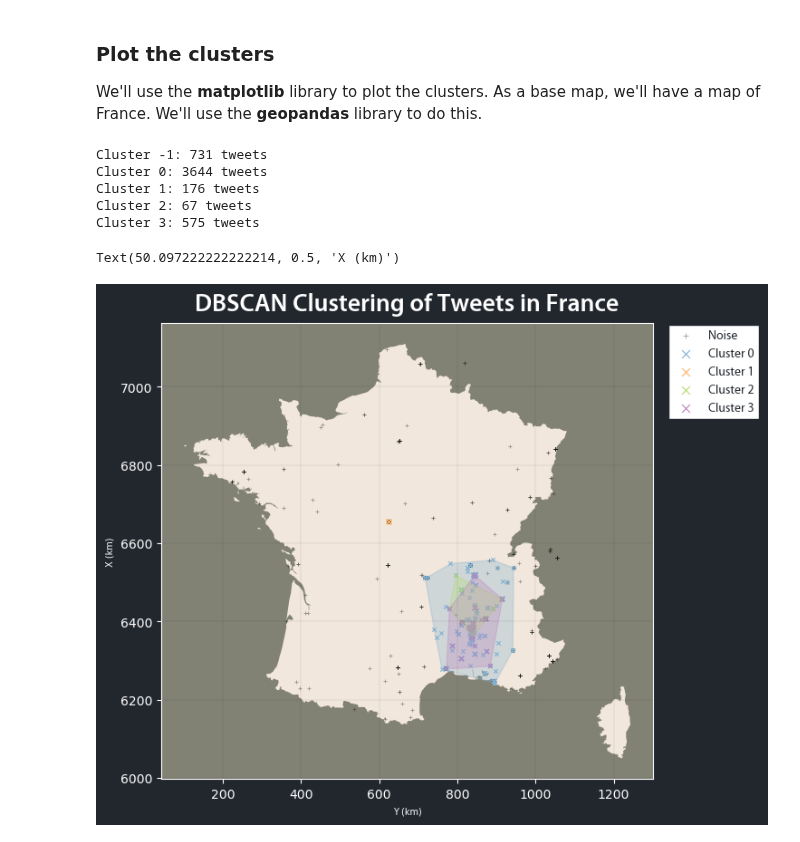
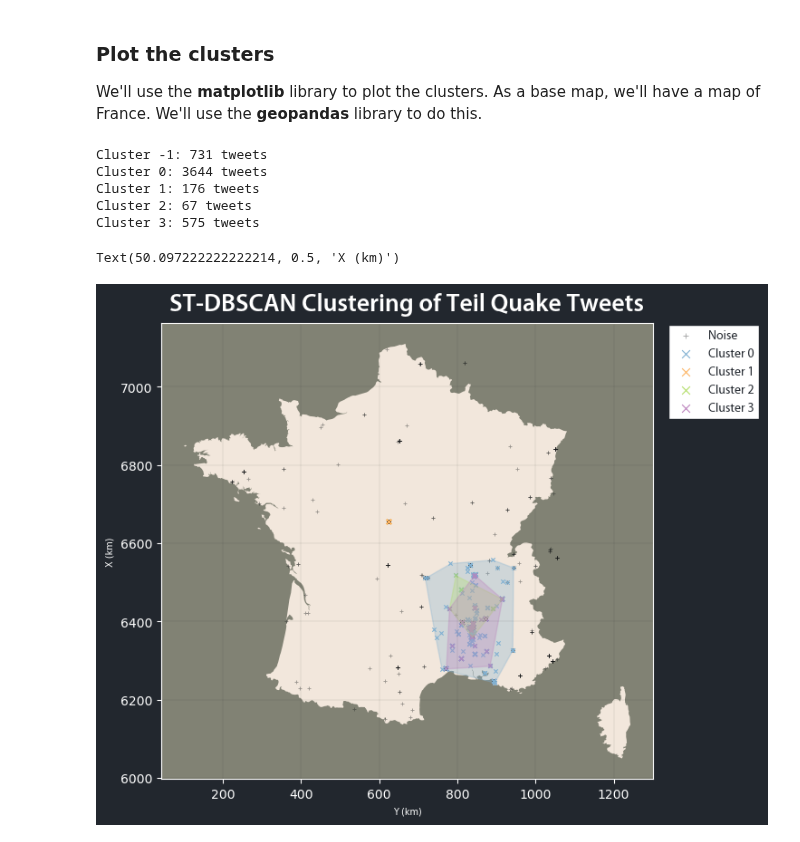
Before and after one commit to lletassey/clustering-tweets-earthquake, a Jupyter notebook: notebooks/algos/stdbscan.ipynb, the cells around one changed output. Cells and saved outputs as stored; diff of their text form; code cells hidden in the pictures.

Commit message:
Correct title

```diff
--- a/notebooks/algos/stdbscan.ipynb
+++ b/notebooks/algos/stdbscan.ipynb
@@ -194,35 +194,35 @@ for cluster in hulls.cluster:
         ax=base,
         alpha=0.3,
         color='C{}'.format(cluster + 4),
         edgecolor='C{}'.format(cluster + 4),
         linewidth=1
     )
 
 # Set title
-base.set_title("ST-DBSCAN Clustering of Tweets in France", fontsize=20, family='Myriad Pro', weight='medium', color='white', pad=10)
+base.set_title("ST-DBSCAN Clustering of Teil Quake Tweets", fontsize=20, family='Myriad Pro', weight='medium', color='white', pad=10)
 
 # Set legend
 base.legend(loc='best', bbox_to_anchor=(1.23, 1.01), prop={'family': 'Myriad Pro', 'weight': 'book'}, fontsize=9, labelcolor='#22272e', markerscale=2, facecolor='white', title_fontsize=14, fancybox=False, framealpha=1, edgecolor='#22272e')
 
 # Add grid
 base.grid(color='#161819', linestyle='-', linewidth=0.2, alpha=0.3)
 
 # Change tick labels
 m2km = lambda x, _: f'{x/1000:g}'
 base.xaxis.set_major_formatter(m2km)
 base.yaxis.set_major_formatter(m2km)
 
 # Set axis labels
 base.set_xlabel("Y (km)", fontsize=7, labelpad=5)
 base.set_ylabel("X (km)", fontsize=7, labelpad=5)
 # %% [output]
 Cluster -1: 731 tweets
 Cluster 0: 3644 tweets
 Cluster 1: 176 tweets
 Cluster 2: 67 tweets
 Cluster 3: 575 tweets
 Text(50.097222222222214, 0.5, 'X (km)')
-[figure, old version]
+[figure, new version]
 # %%
 # Save figure
 base.get_figure().savefig('../images/dbscan.png', dpi=300, bbox_inches='tight', facecolor=base.get_figure().get_facecolor(), edgecolor='none')
```
Also changed, not shown: parts of 1 cell of this notebook, 1 other file.
